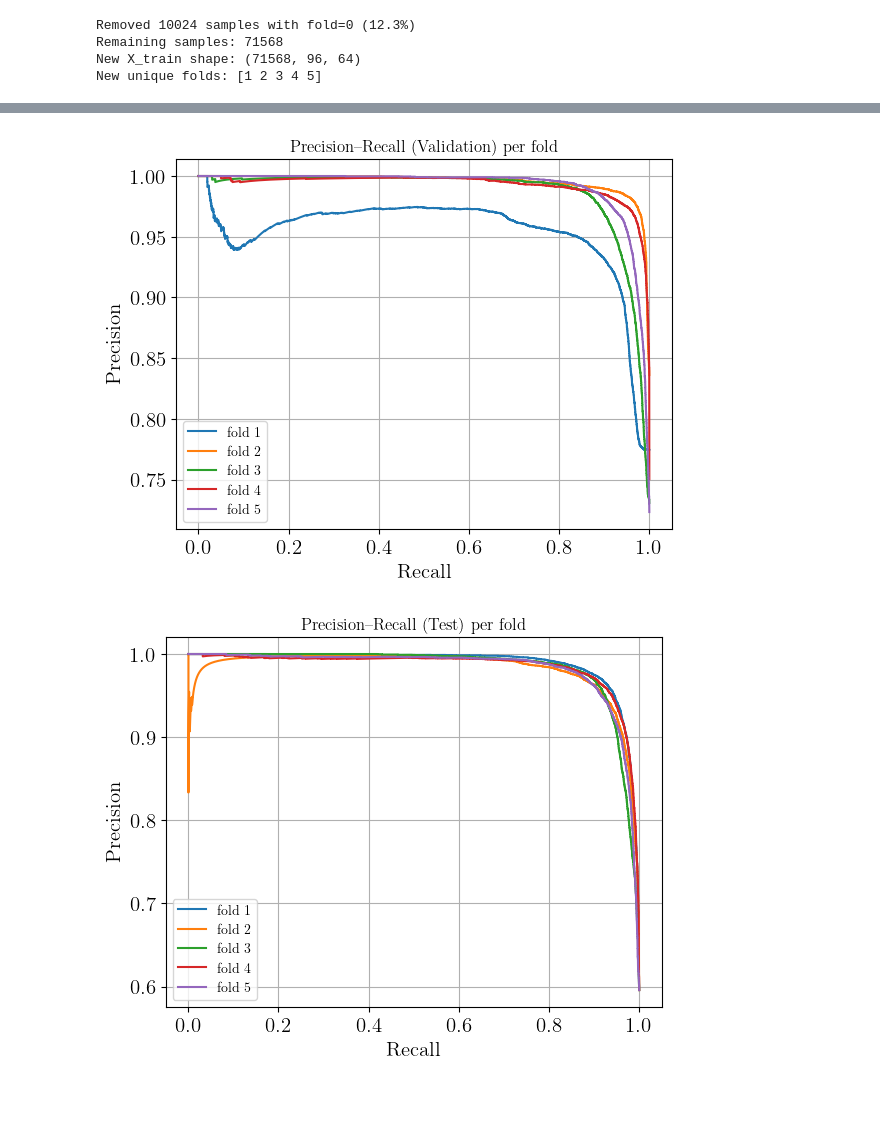
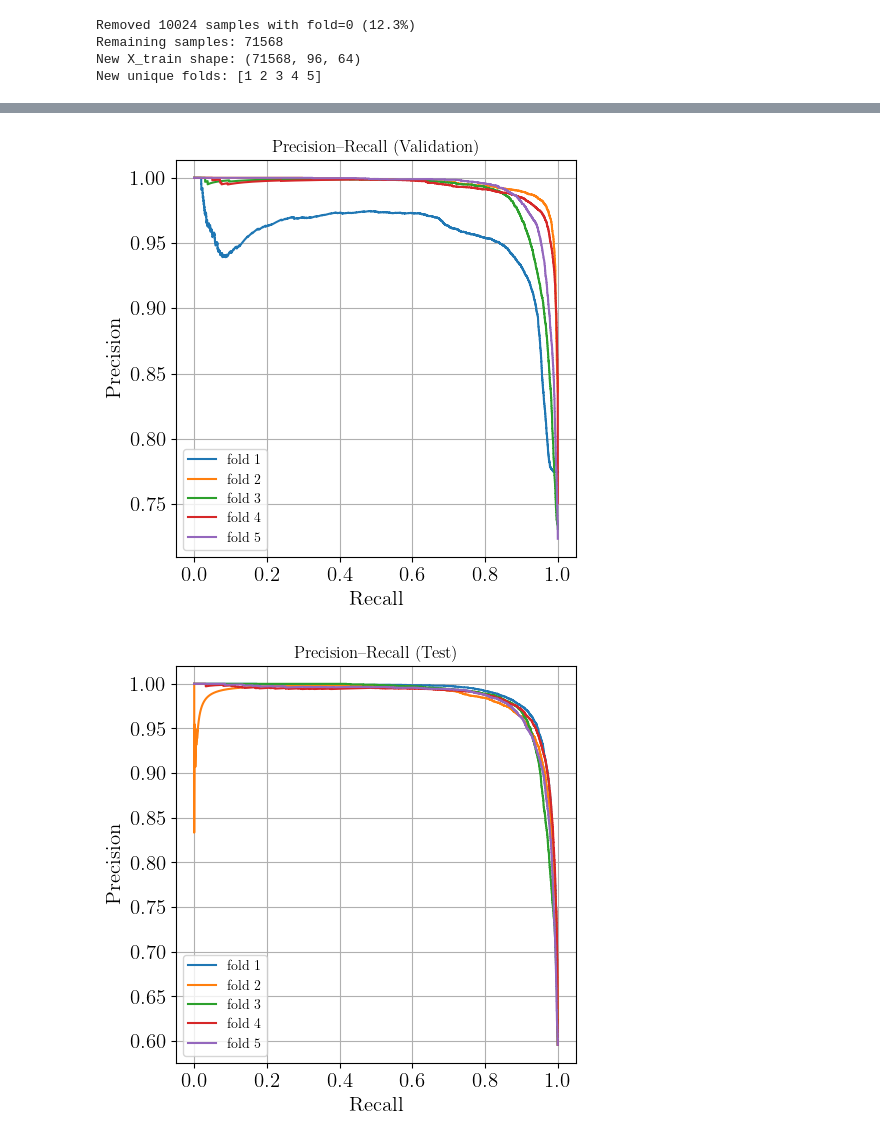
Before and after one commit to ingeborgborhaug/sound-event-detection-aircrafts, a Jupyter notebook: train.ipynb, the cells around one changed output, grey strips where cells are left out. Cells and saved outputs as stored; diff of their text form; code cells hidden in the pictures; blank space fills up the shorter version.

```diff
--- a/train.ipynb
+++ b/train.ipynb
@@ -607,9 +581,23 @@ if __name__ == "__main__":
     ]
     )
 
-    callback = tf.keras.callbacks.EarlyStopping(monitor='val_loss',
-                                            patience=3,
-                                            restore_best_weights=True)
+    # Save the model with the best validation F1 score
+    checkpoint_cb = tf.keras.callbacks.ModelCheckpoint(
+        filepath=f'history/{timestr}/best_model.keras',
+        monitor='val_f1_score',
+        mode='max',
+        save_best_only=True,
+        save_weights_only=False,
+        verbose=1
+    )
+
+    # Early stop based on validation F1 score and restore best F1 weights
+    callback = [
+        tf.keras.callbacks.EarlyStopping(monitor='val_f1_score',
+                                         patience=3,
+                                         restore_best_weights=True),
+        checkpoint_cb
+    ]
 
 
     ps = PredefinedSplit(test_fold=folds_train)
@@ -704,20 +724,37 @@ mAP val  : 0.9839802456916191 +/- 0.015457687061191536
 mAP test : 0.9846013248581673 +/- 0.0023098136708965093
 mAP env  : 0.8420633572423082 +/- 0.01381407713194245
 # %%
-def plot_pr_curves(pr_curves, title):
-    plt.figure()
+def save_pr_curves(pr_curves, title, filename):
+    plt.figure(figsize=(5, 5))
     for i, (p, r) in enumerate(pr_curves, start=1):
-        plt.plot(r, p, label=f"fold {i}")  # x=recall, y=precision
+        plt.plot(r, p, label=f"fold {i}")
     plt.xlabel("Recall")
     plt.ylabel("Precision")
     plt.title(title)
     plt.grid(True)
     plt.legend()
+
+    plt.tight_layout()
+    plt.savefig(filename, format="pdf")
     plt.show()
 
-plot_pr_curves(pr_curves_val,  "Precision–Recall (Validation) per fold")
-plot_pr_curves(pr_curves_test, "Precision–Recall (Test) per fold")
-plot_pr_curves(pr_curves_env,  "Precision–Recall (Environmental) per fold")
+save_pr_curves(
+    pr_curves_val,
+    "Precision–Recall (Validation)",
+    f"{fig_dir}/pr_curve_validation.pdf"
+)
+
+save_pr_curves(
+    pr_curves_test,
+    "Precision–Recall (Test)",
+    f"{fig_dir}/pr_curve_test.pdf"
+)
+
+save_pr_curves(
+    pr_curves_env,
+    "Precision–Recall (Environmental)",
+    f"{fig_dir}/pr_curve_environmental.pdf"
+)
 # %% [output]
-[figure, old version]
+[figure, new version]
-[figure, old version]
+[figure, new version]
```
Also changed, not shown: parts of 7 cells of this notebook, 1 other file.
